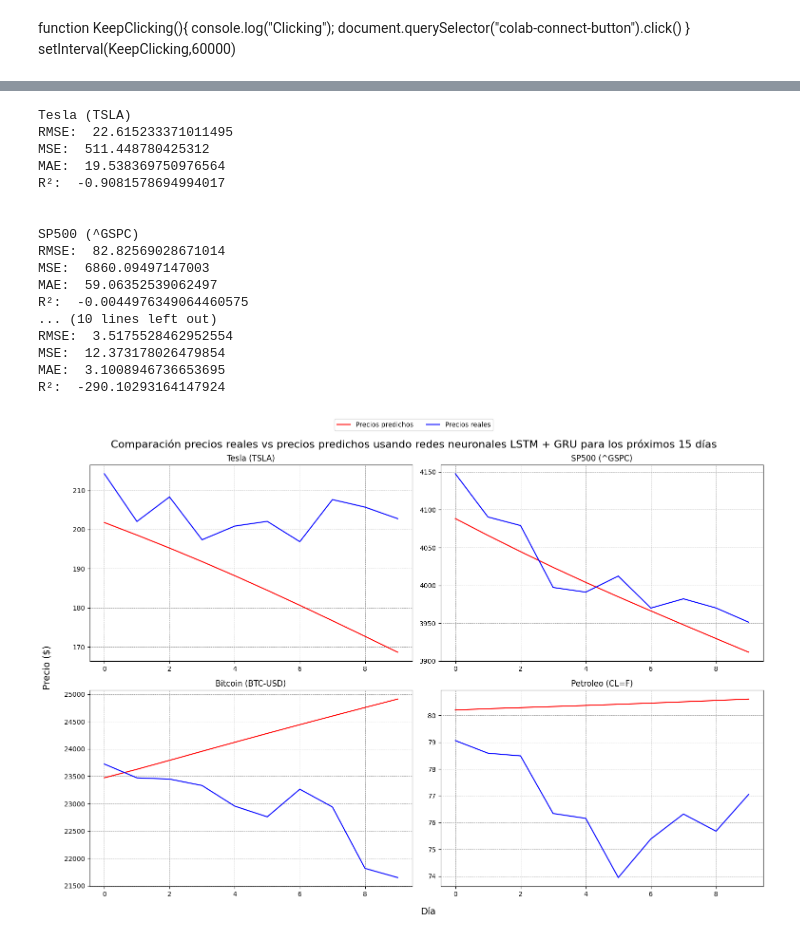
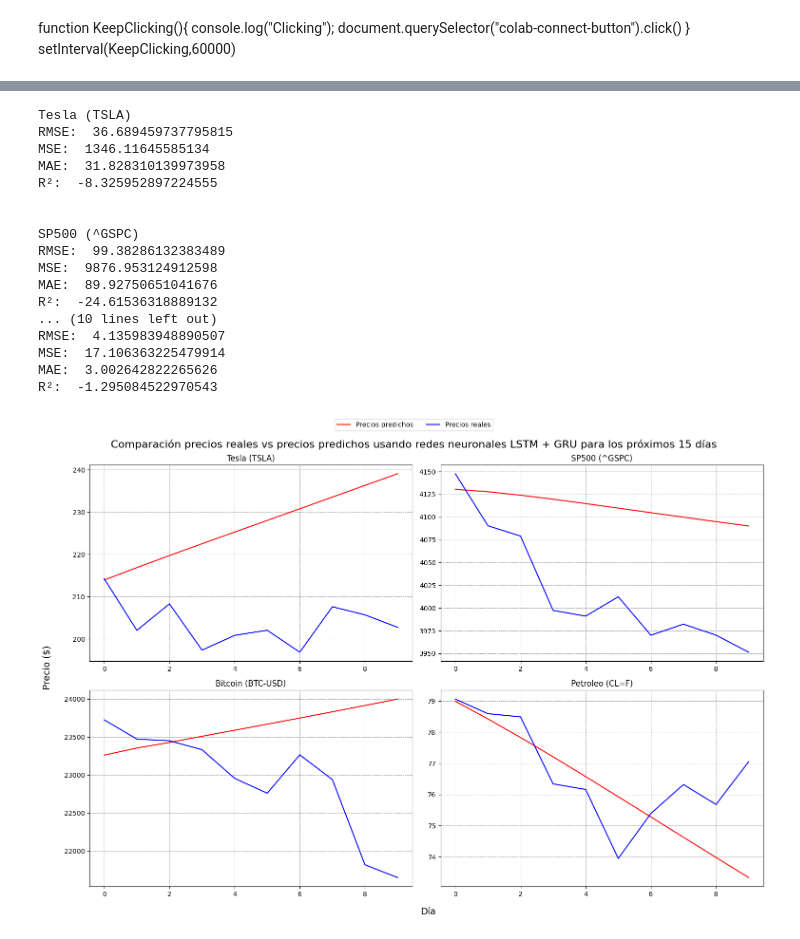
Before and after one commit to samuelvaler/TFM-PRICE-PREDICTION, a Jupyter notebook: Predicciones_2023/TFM_2010_2023.ipynb, the cells around one changed output, grey strips where cells are left out. Cells and saved outputs as stored; diff of their text form; code cells hidden in the pictures.

```diff
--- a/Predicciones_2023/TFM_2010_2023.ipynb
+++ b/Predicciones_2023/TFM_2010_2023.ipynb
@@ -30,7 +30,7 @@ Definimos las fechas de inicio y fin de train y test
 fecha_inicio_train = '2010-01-01'
 fecha_fin_train = '2023-01-01'
 fecha_inicio_test = '2023-01-02'
-fecha_fin_test = '2023-06-01'
+fecha_fin_test = '2023-05-01'
 # %% [markdown]
 Obtenemos los datos de train
 # %%
@@ -1192,43 +1193,43 @@ R²:  0.8311638263913927
 # %%
 dias = 15
 
 fig, axs = plt.subplots(2, 2, figsize=(15, 10))
 
 y_pred_tesla_t = predict_n_days_red(datos_tesla_test[0:pasos_tesla], pasos_tesla, dias, lstm_gru_tesla)
 evaluate_model_seguidos(y_pred_tesla_t, y_tesla_t[0:dias], "Tesla (TSLA)", axs[0, 0], scaler_tesla)
 
 y_pred_sp500_t = predict_n_days_red(datos_sp500_test[0:pasos_sp500], pasos_sp500, dias, lstm_gru_sp500)
 evaluate_model_seguidos(y_pred_sp500_t, y_sp500_t[0:dias], "SP500 (^GSPC)", axs[0, 1], scaler_sp500)
 
 y_pred_bitcoin_t = predict_n_days_red(datos_bitcoin_test[0:pasos_bitcoin], pasos_bitcoin, dias, lstm_gru_bitcoin)
 evaluate_model_seguidos(y_pred_bitcoin_t, y_bitcoin_t[0:dias], "Bitcoin (BTC-USD)", axs[1, 0], scaler_bitcoin)
 
 y_pred_petroleo_t = predict_n_days_red(datos_petroleo_test[0:pasos_petroleo], pasos_petroleo, dias, lstm_gru_petroleo)
 evaluate_model_seguidos(y_pred_petroleo_t, y_petroleo_t[0:dias], "Petroleo (CL=F)", axs[1, 1], scaler_petroleo)
 
 fig.text(0.52, -0.02, 'Día', ha='center', fontsize=14)
 fig.text(-0.02, 0.5, 'Precio ($)', va='center', rotation='vertical', fontsize=14)
-fig.suptitle('Comparación precios reales vs precios predichos usando redes neuronales LSTM + GRU para los próximos 15 días', fontsize=16)
+fig.suptitle('Comparación precios reales vs precios predichos usando redes neuronales LSTM + GRU para los próximos 10 días', fontsize=16)
 fig.legend(['Precios predichos', 'Precios reales'], loc='upper center', bbox_to_anchor=(0.5, 1.03), ncol=4)  # añade leyenda general para todo el gráfico
 
 plt.tight_layout()
 plt.show()
 # %% [output]
 Tesla (TSLA)
-RMSE:  22.615233371011495
-MSE:  511.448780425312
-MAE:  19.538369750976564
-R²:  -0.9081578694994017
+RMSE:  36.689459737795815
+MSE:  1346.11645585134
+MAE:  31.828310139973958
+R²:  -8.325952897224555
 
 
 SP500 (^GSPC)
-RMSE:  82.82569028671014
-MSE:  6860.09497147003
-MAE:  59.06352539062497
-R²:  -0.0044976349064460575
+RMSE:  99.38286132383489
+MSE:  9876.953124912598
+MAE:  89.92750651041676
+R²:  -24.61536318889132
 ... (10 lines left out)
-RMSE:  3.5175528462952554
-MSE:  12.373178026479854
-MAE:  3.1008946736653695
-R²:  -290.10293164147924
+RMSE:  4.135983948890507
+MSE:  17.106363225479914
+MAE:  3.002642822265626
+R²:  -1.295084522970543
-[figure, old version]
+[figure, new version]
```
Also changed, not shown: parts of 13 cells of this notebook.
